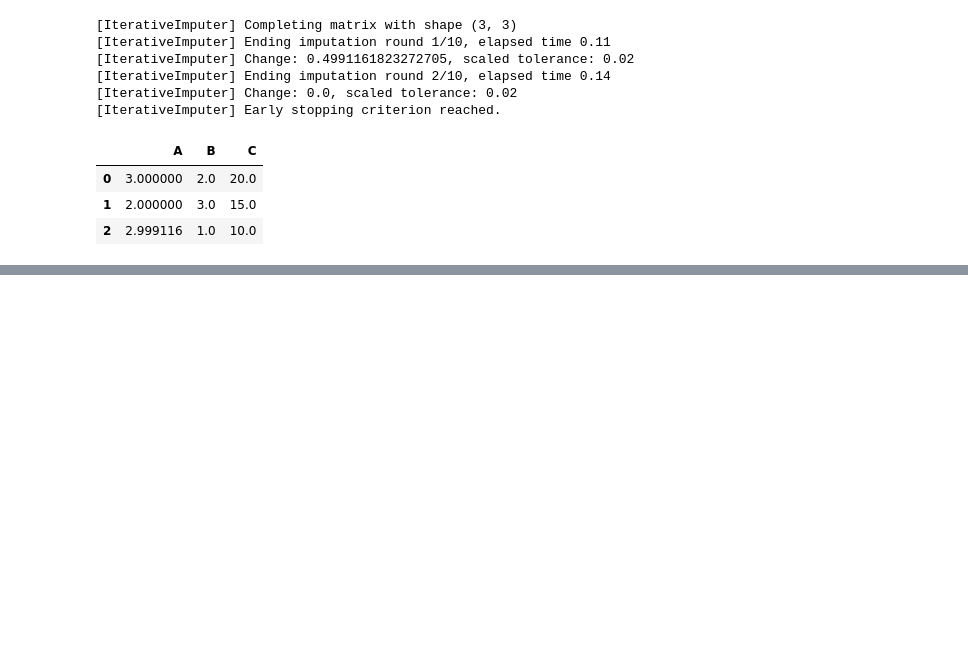
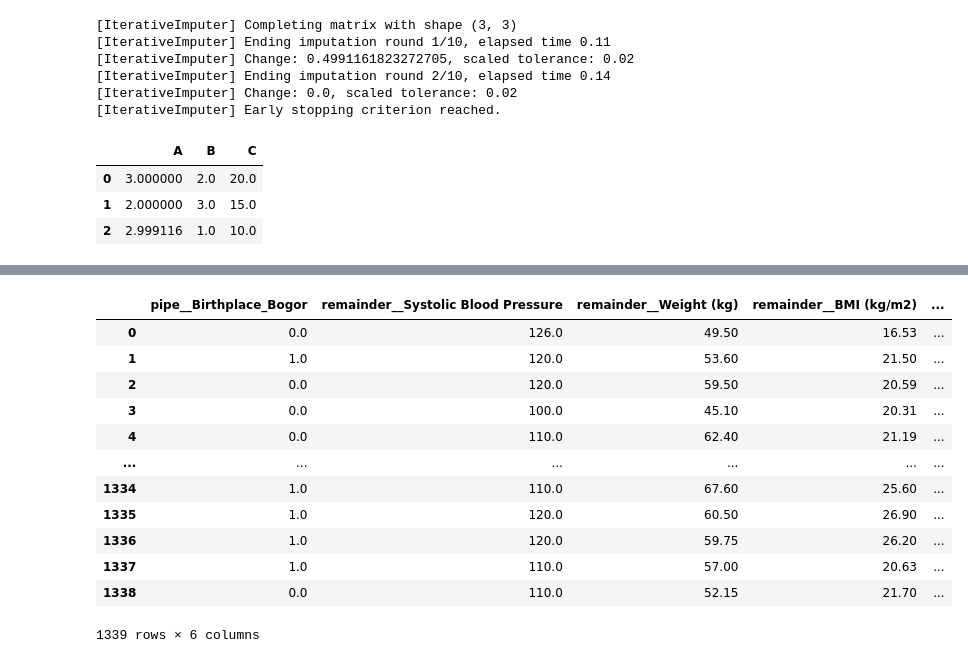
Before and after one commit to HafidAmbardi/tabulardataguidebook, a Jupyter notebook: Preprocessing/Preprocessing.ipynb, the cells around one changed output, grey strips where cells are left out. Cells and saved outputs as stored; diff of their text form; code cells hidden in the pictures; blank space fills up the shorter version.

```diff
--- a/Preprocessing/Preprocessing.ipynb
+++ b/Preprocessing/Preprocessing.ipynb
@@ -758,0 +927,51 @@ pd.DataFrame(output, columns=pipeline.get_feature_names_out())
+# %%
+from sklearn.pipeline import Pipeline
+from sklearn.preprocessing import OneHotEncoder
+from sklearn.compose import ColumnTransformer
+
+# Define the OneHotEncoder
+one_hot_encoder = OneHotEncoder(min_frequency=20,drop='if_binary')
+
+# Define the columns you want to apply the OneHotEncoder to
+columns_to_encode = ['Gender','Birthplace']
+
+# Create an instance of the FeatureSelector
+feature_selector = FeatureSelector(discrete_columns=['Gender','Birthplace'], max_p_value=0.05, is_target_discrete=False)
+
+inner_pipeline = Pipeline([
+    ('ordinal', one_hot_encoder),
+])
+
+# Define the ColumnTransformer
+preprocessor = ColumnTransformer(
+       transformers=[
+        ('pipe', inner_pipeline, columns_to_encode),
+    ],
+    remainder='passthrough',
+)
+
+# Define the FeatureNamesPreserver
+feature_names_preserver = FeatureNamesPreserver(preprocessor)
+
+# Create a pipeline with feature selection
+pipeline = Pipeline([
+    ('preprocessor', feature_names_preserver),
+    ('feature_selection', feature_selector),
+])
+
+output = pipeline.fit_transform(X,y)
+output
+# %% [output]
+|  | pipe__Birthplace_Bogor | remainder__Systolic Blood Pressure | remainder__Weight (kg) | remainder__BMI (kg/m2) | ... |
+| 0 | 0.0 | 126.0 | 49.50 | 16.53 | ... |
+| 1 | 1.0 | 120.0 | 53.60 | 21.50 | ... |
+| 2 | 0.0 | 120.0 | 59.50 | 20.59 | ... |
+| 3 | 0.0 | 100.0 | 45.10 | 20.31 | ... |
+| 4 | 0.0 | 110.0 | 62.40 | 21.19 | ... |
+| ... | ... | ... | ... | ... | ... |
+| 1334 | 1.0 | 110.0 | 67.60 | 25.60 | ... |
+| 1335 | 1.0 | 120.0 | 60.50 | 26.90 | ... |
+| 1336 | 1.0 | 120.0 | 59.75 | 26.20 | ... |
+| 1337 | 1.0 | 110.0 | 57.00 | 20.63 | ... |
+| 1338 | 0.0 | 110.0 | 52.15 | 21.70 | ... |
+1339 rows × 6 columns
```
Also changed, not shown: parts of 5 cells of this notebook.
